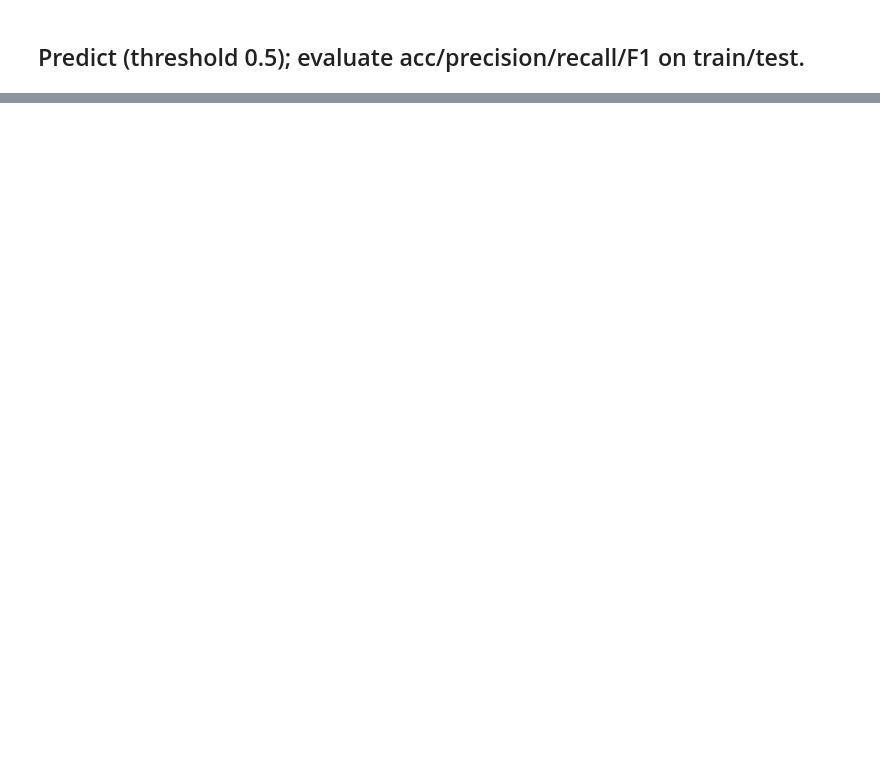
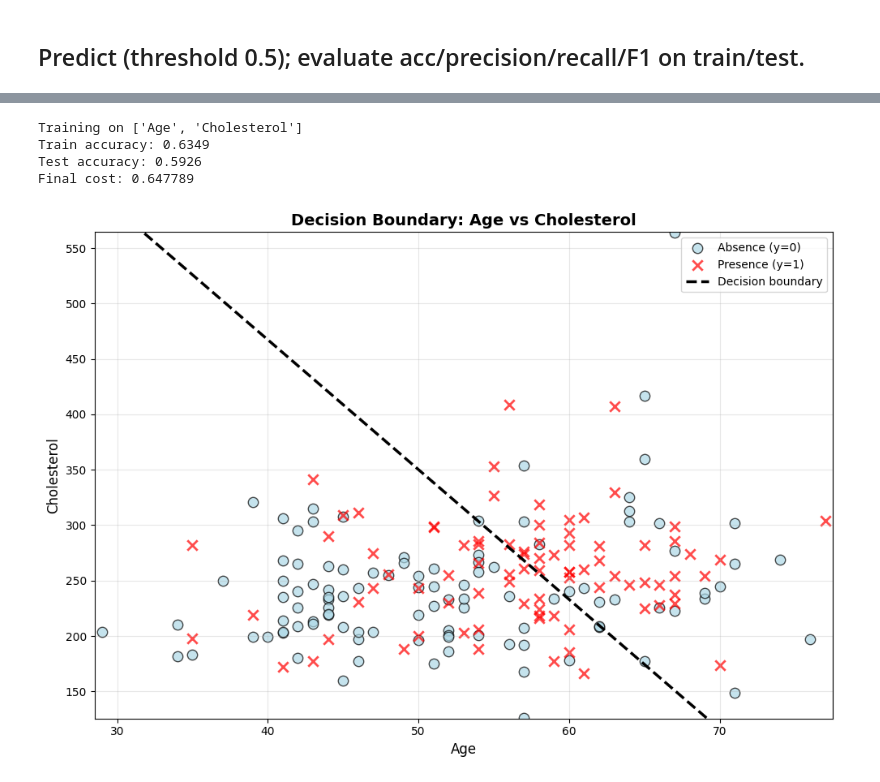
Before and after one commit to SantiagoHM20/classification-and-logistic-regression, a Jupyter notebook: heart_disease_lr_analysis.ipynb, the cells around one changed output, grey strips where cells are left out. Cells and saved outputs as stored; diff of their text form; code cells hidden in the pictures; blank space fills up the shorter version.

```diff
--- a/heart_disease_lr_analysis.ipynb
+++ b/heart_disease_lr_analysis.ipynb
@@ -93,0 +553,53 @@ plt.show()
+# %%
+# Feature pair 1: Age vs Cholesterol
+pair1_features = ['Age', 'Cholesterol']
+pair1_indices = [feature_cols.index(f) for f in pair1_features]
+
+# Extract 2D subset (already normalized)
+X_train_pair1 = X_train[:, pair1_indices]
+X_test_pair1 = X_test[:, pair1_indices]
+
+X_raw_pair1_train = X[:, pair1_indices][np.isin(np.arange(len(X)),
+                                                  np.where(np.isin(y, y_train))[0])]
+X_raw_pair1_test = X[:, pair1_indices][np.isin(np.arange(len(X)),
+                                                 np.where(np.isin(y, y_test))[0])]
+
+X_raw_all = df[pair1_features].values
+
+mean_pair1 = feature_mean[pair1_indices]
+std_pair1 = feature_std[pair1_indices]
+X_raw_pair1_train = X_train_pair1 * std_pair1 + mean_pair1
+X_raw_pair1_test = X_test_pair1 * std_pair1 + mean_pair1
+
+# Train 2D model
+w_init_2d = np.zeros(2)
+b_init_2d = 0.0
+alpha_2d = 0.1
+num_iters_2d = 500
+
+print(f"Training on {pair1_features}")
+w_pair1, b_pair1, J_hist_pair1 = gradient_descent(
+    X_train_pair1, y_train, w_init_2d, b_init_2d, alpha_2d, num_iters_2d, print_every=0
+)
+
+# Evaluate
+y_train_pred_pair1 = predict(w_pair1, b_pair1, X_train_pair1)
+y_test_pred_pair1 = predict(w_pair1, b_pair1, X_test_pair1)
+train_acc_pair1 = np.mean(y_train_pred_pair1 == y_train)
+test_acc_pair1 = np.mean(y_test_pred_pair1 == y_test)
+
+print(f"Train accuracy: {train_acc_pair1:.4f}")
+print(f"Test accuracy: {test_acc_pair1:.4f}")
+print(f"Final cost: {J_hist_pair1[-1]:.6f}")
+
+plot_decision_boundary_2d(
+    w_pair1, b_pair1, X_train_pair1, y_train, pair1_features,
+    f"Decision Boundary: {pair1_features[0]} vs {pair1_features[1]}",
+    X_raw=X_raw_pair1_train
+)
+# %% [output]
+Training on ['Age', 'Cholesterol']
+Train accuracy: 0.6349
+Test accuracy: 0.5926
+Final cost: 0.647789
+[figure, added]
```
Also changed, not shown: parts of 46 cells of this notebook, 19 other files.
